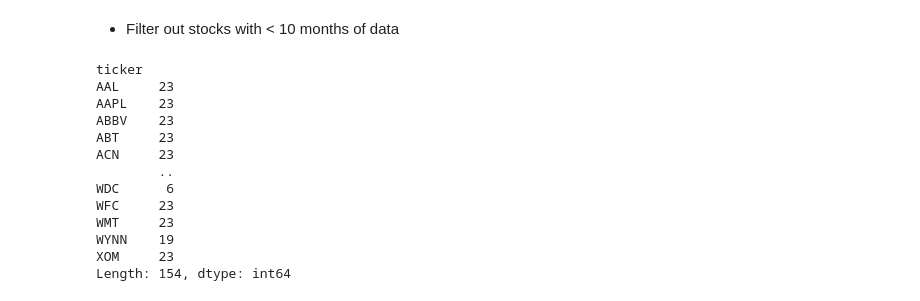
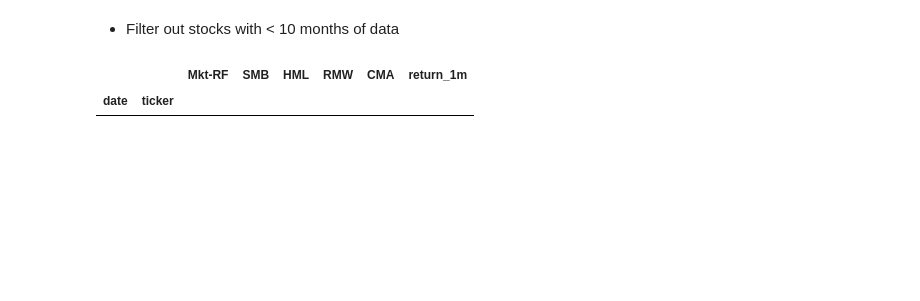
Before and after one commit to Rolland306/QuantProjects, a Jupyter notebook: algo_trading1.ipynb, the cells around one changed output. Saved outputs shown, nothing was run; the diff lists cells and outputs as text; code cells hidden in the pictures; blank space fills up the shorter version.

```diff
--- a/algo_trading1.ipynb
+++ b/algo_trading1.ipynb
@@ -532,18 +515,11 @@ factor_data.xs('MSFT', level=1).head()
 # %% [markdown]
  - Filter out stocks with < 10 months of data
-# %%
-factor_data.groupby(level=1).size()
-# %% [output]
-ticker
-AAL     23
-AAPL    23
-ABBV    23
-ABT     23
-ACN     23
-        ..
-WDC      6
-WFC     23
-WMT     23
-WYNN    19
-XOM     23
-Length: 154, dtype: int64
+# %%
+observations = factor_data.groupby(level=1).size()
+valid_stocks = observations[observations >= 10]
+
+factor_data = factor_data[factor_data.index.get_level_values('ticker').isin(valid_stocks)]
+factor_data
+# %% [output]
+|  |  | Mkt-RF | SMB | HML | RMW | CMA | return_1m |
+| date | ticker |  |  |  |  |  |  |
```
Also changed, not shown: parts of 5 cells of this notebook.
